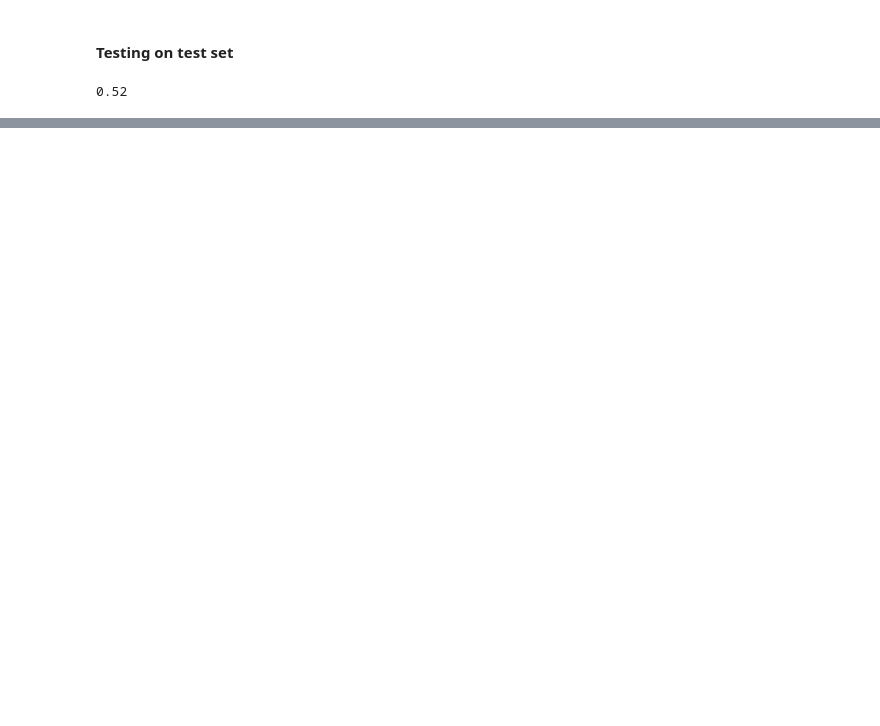
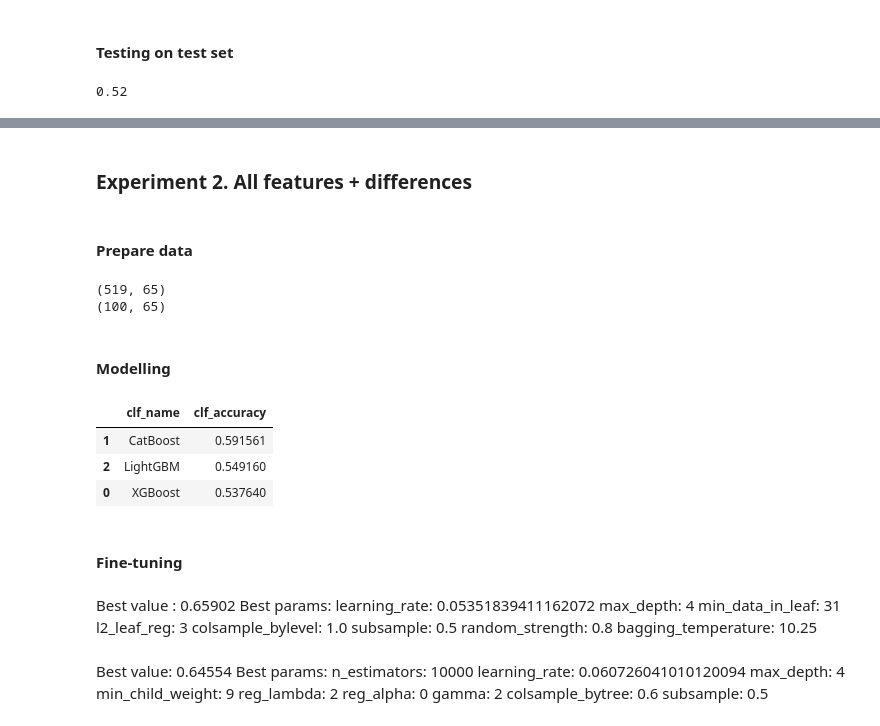
Before and after one commit to point516/hope, a Jupyter notebook: main.ipynb, the cells around one changed output, grey strips where cells are left out. Drawn from its saved outputs; the diff is of its cells as text; code cells hidden in the pictures; blank space fills up the shorter version.

Commit message:
add second experiment with all features and differences

```diff
--- a/main.ipynb
+++ b/main.ipynb
@@ -401,0 +514,4 @@ print(accuracy_score(y_test, preds))
+# %% [markdown]
+### Experiment 2. All features + differences
+# %% [markdown]
+#### Prepare data
@@ -401,0 +531,45 @@ print(accuracy_score(y_test, preds))
+# %%
+dataset = pd.read_csv('all+diffs.csv')
+
+Y = dataset.loc[:,'result']
+X = dataset.drop('result',axis=1)
+x_train, x_test, y_train, y_test = train_test_split(X, Y, test_size=100, shuffle=True, random_state=42)
+print(x_train.shape)
+print(x_test.shape)
+# %% [output]
+(519, 65)
+(100, 65)
+# %% [markdown]
+#### Modelling
+# %%
+defaults = pd.DataFrame([['XGBoost',0],['CatBoost',0],['LightGBM',0]],columns=['clf_name', 'clf_accuracy'])
+models = [XGBClassifier(random_state=random_state), CatBoostClassifier(random_state=random_state, verbose=0), LGBMClassifier(random_state=random_state)]
+
+cv = KFold(n_splits=5)
+
+for index, model in enumerate(models):
+    accuracies = []  # List to store the accuracy of each fold
+    for train_index, test_index in cv.split(x_train):
+        fx_train, fx_test = x_train.iloc[train_index], x_train.iloc[test_index]
+        fy_train, fy_test = y_train.iloc[train_index], y_train.iloc[test_index]
+
+        model.fit(fx_train, fy_train.values.ravel())
+
+        preds = model.predict(fx_test)
+
+        if index == 1:
+            preds = [True if item=='True' else False for item in model.predict(fx_test)]
+
+        accuracies.append(accuracy_score(fy_test, preds))
+
+    mean_accuracy = np.mean(accuracies)
+    defaults.loc[index, 'clf_accuracy'] = mean_accuracy
+
+defaults.sort_values(by='clf_accuracy', ascending=False).head()
+# %% [output]
+|  | clf_name | clf_accuracy |
+| 1 | CatBoost | 0.591561 |
+| 2 | LightGBM | 0.549160 |
+| 0 | XGBoost | 0.537640 |
+# %% [markdown]
+#### Fine-tuning
@@ -401,0 +630,11 @@ print(accuracy_score(y_test, preds))
+# %% [markdown]
+Best value : 0.65902
+	Best params:
+		learning_rate: 0.05351839411162072
+		max_depth: 4
+		min_data_in_leaf: 31
+		l2_leaf_reg: 3
+		colsample_bylevel: 1.0
+		subsample: 0.5
+		random_strength: 0.8
+		bagging_temperature: 10.25
@@ -401,0 +686,12 @@ print(accuracy_score(y_test, preds))
+# %% [markdown]
+Best value: 0.64554
+	Best params:
+		n_estimators: 10000
+		learning_rate: 0.060726041010120094
+		max_depth: 4
+		min_child_weight: 9
+		reg_lambda: 2
+		reg_alpha: 0
+		gamma: 2
+		colsample_bytree: 0.6
+		subsample: 0.5
```
Also changed, not shown: parts of 21 cells of this notebook.
